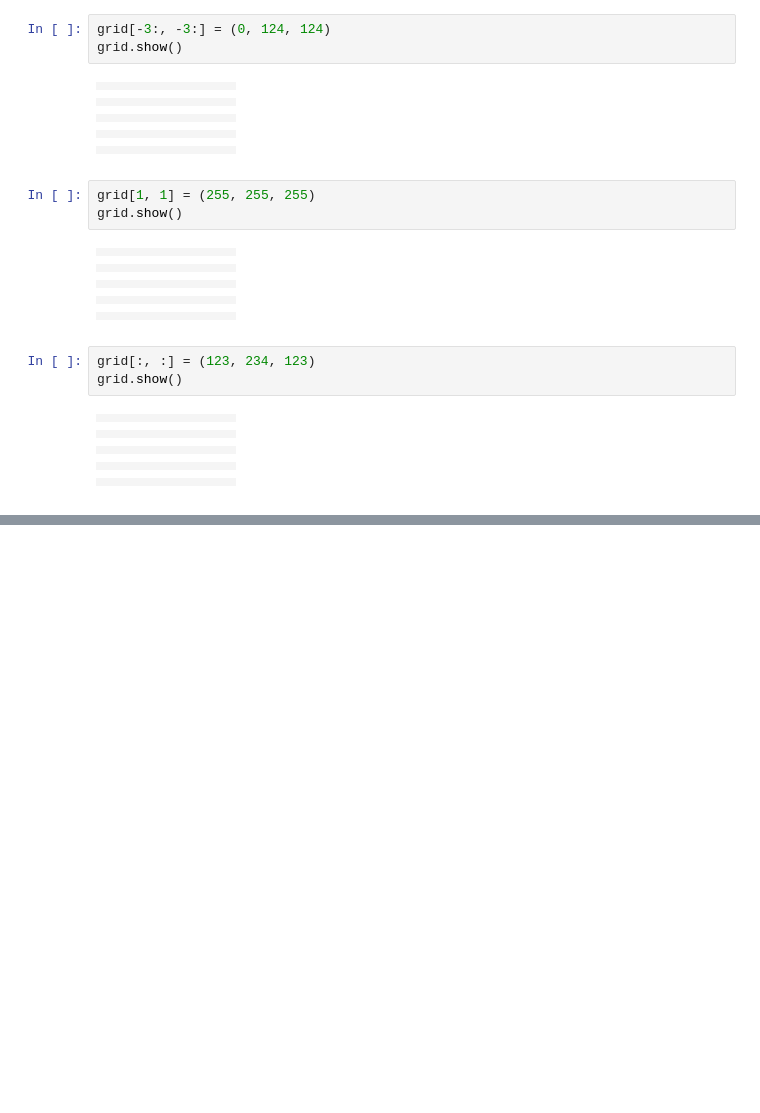
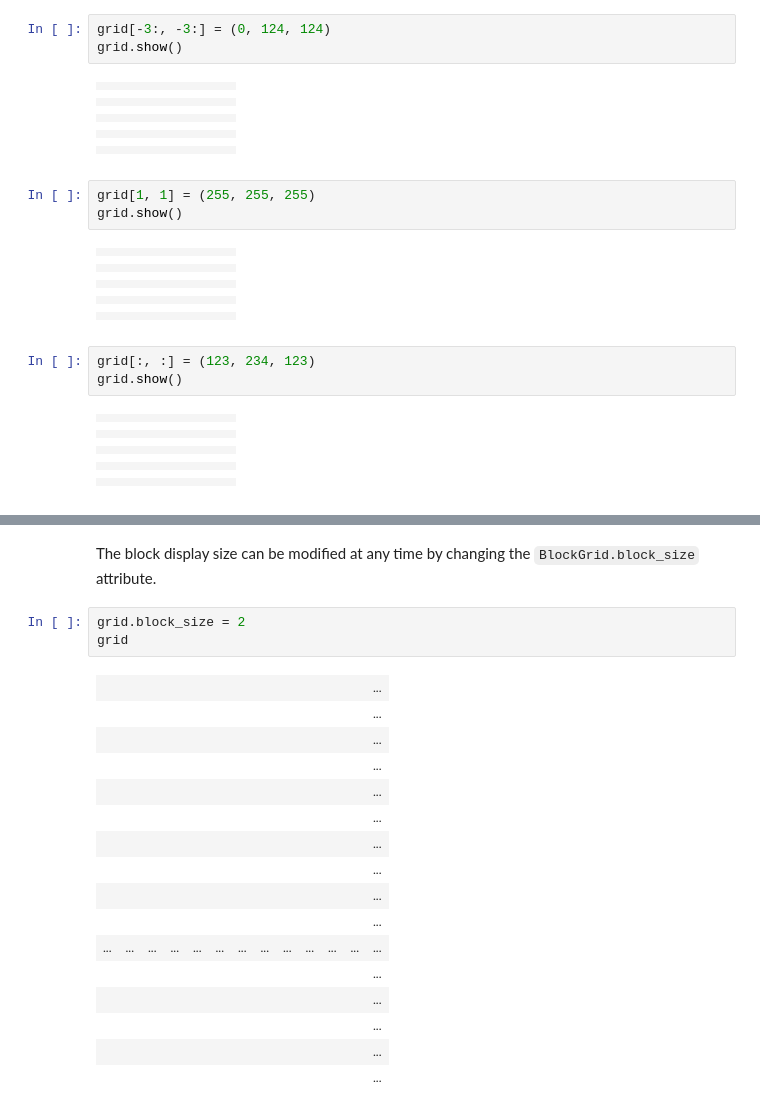
Before and after one commit to jiffyclub/ipythonblocks, a Jupyter notebook: ipythonblocks_demo.ipynb, the cells around one changed output, grey strips where cells are left out. Saved outputs shown, nothing was run; the diff lists cells and outputs as text; blank space fills up the shorter version.

```diff
--- a/ipythonblocks_demo.ipynb
+++ b/ipythonblocks_demo.ipynb
@@ -248,0 +271,22 @@ grid.show()
+# %% [markdown]
+The block display size can be modified at any time by changing the `BlockGrid.block_size` attribute.
+# %%
+grid.block_size = 2
+grid
+# %% [output]
+|  |  |  |  |  |  |  |  |  |  |  |  | ... |
+|  |  |  |  |  |  |  |  |  |  |  |  | ... |
+|  |  |  |  |  |  |  |  |  |  |  |  | ... |
+|  |  |  |  |  |  |  |  |  |  |  |  | ... |
+|  |  |  |  |  |  |  |  |  |  |  |  | ... |
+|  |  |  |  |  |  |  |  |  |  |  |  | ... |
+|  |  |  |  |  |  |  |  |  |  |  |  | ... |
+|  |  |  |  |  |  |  |  |  |  |  |  | ... |
+|  |  |  |  |  |  |  |  |  |  |  |  | ... |
+|  |  |  |  |  |  |  |  |  |  |  |  | ... |
+| ... | ... | ... | ... | ... | ... | ... | ... | ... | ... | ... | ... | ... |
+|  |  |  |  |  |  |  |  |  |  |  |  | ... |
+|  |  |  |  |  |  |  |  |  |  |  |  | ... |
+|  |  |  |  |  |  |  |  |  |  |  |  | ... |
+|  |  |  |  |  |  |  |  |  |  |  |  | ... |
+|  |  |  |  |  |  |  |  |  |  |  |  | ... |
```
Also changed, not shown: parts of 3 cells of this notebook, 1 other file.
